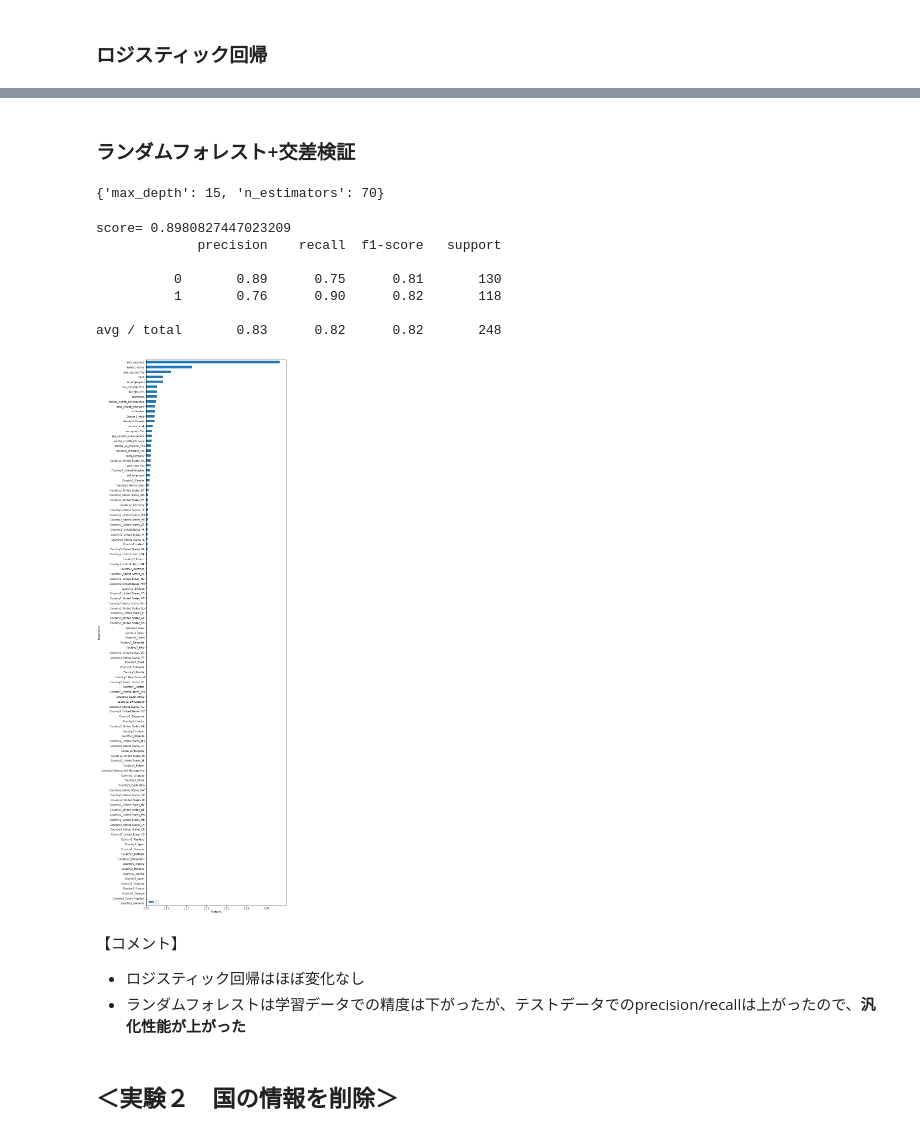
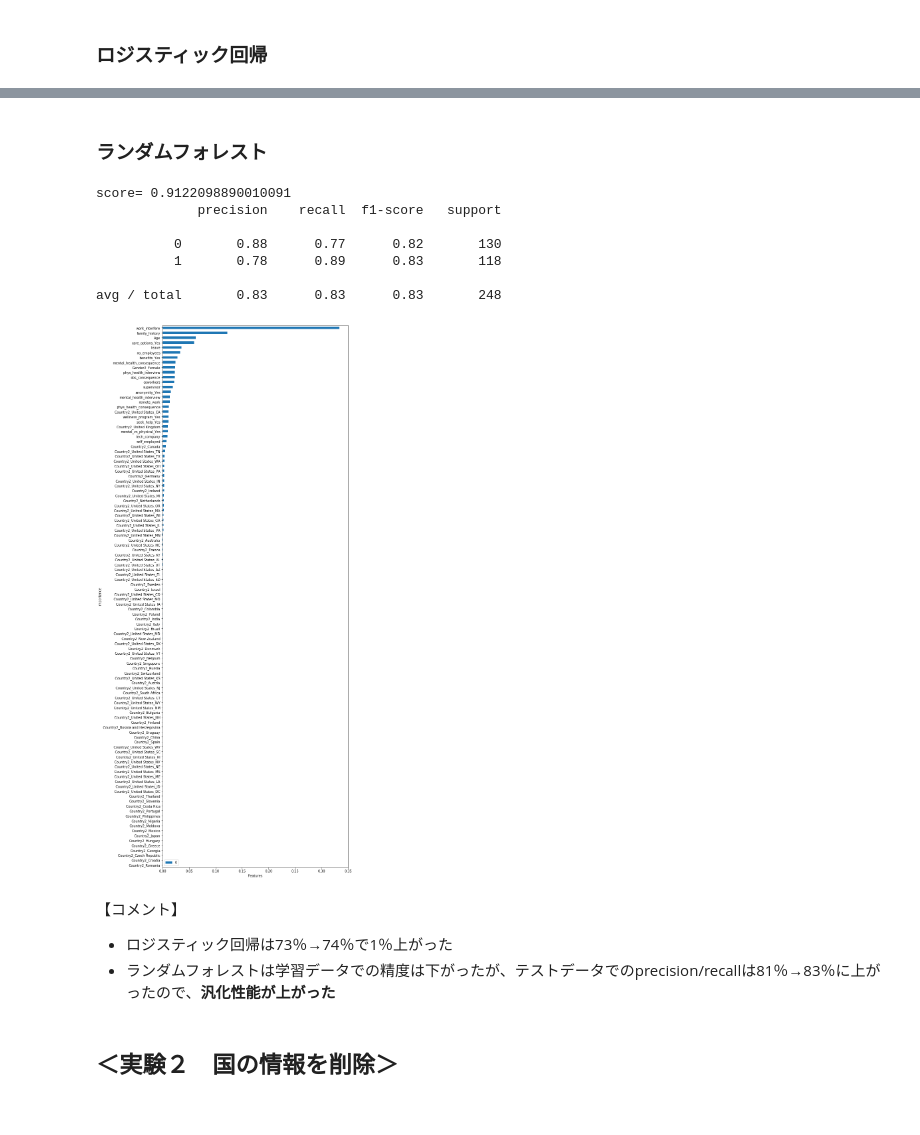
Before and after one commit to SawaHirai/mlTask, a Jupyter notebook: day3/Day3_work_SawaHirai.ipynb, the cells around one changed output, grey strips where cells are left out. Cells and saved outputs as stored; diff of their text form; code cells hidden in the pictures.

```diff
--- a/day3/Day3_work_SawaHirai.ipynb
+++ b/day3/Day3_work_SawaHirai.ipynb
@@ -380,36 +383,38 @@ Name: Country2, dtype: object
 * No、Maybe、Yesの順番で序列をつける
 # %%
 # treatを０、１に変換
-en_data = pd.DataFrame(data=mh_data2["treatment"].replace("Yes", 1).replace("No", 0))
+en_data = pd.DataFrame(data=mh_data3["treatment"].replace("Yes", 1).replace("No", 0))
 
 # ラベルを分ける  temp1:ダミー変数に変換 temp2:Yesを１、Noを０に変換
 temp1 = ['Gender2', 'Country2', 'benefits', 'care_options',  'wellness_program', 'seek_help', 'anonymity',"mental_vs_physical"]
 temp2 = ['self_employed', 'family_history', 'remote_work', 'tech_company', 'obs_consequence']
 temp3 = ['mental_health_consequence', 'phys_health_consequence', 'mental_health_interview', 'phys_health_interview']
 
-for label in mh_data2.columns:
+for label in mh_data3.columns:
     if label == "work_interfere":
-        en_data = pd.concat([en_data, pd.DataFrame(data=mh_data2[label].replace("Often", 4).replace("Sometimes", 3)
+        en_data = pd.concat([en_data, pd.DataFrame(data=mh_data3[label].replace("Often", 4).replace("Sometimes", 3)
                                                    .replace("UnKnown", 2).replace("Rarely", 1).replace("Never", 0))], axis=1)
     elif label == "no_employees":
-        en_data = pd.concat([en_data, pd.DataFrame(data=mh_data2[label].replace("More than 1000", 5).replace("500-1000", 4)
+        en_data = pd.concat([en_data, pd.DataFrame(data=mh_data3[label].replace("More than 1000", 5).replace("500-1000", 4)
                                                    .replace("100-500", 3).replace("26-100", 2)
                                                    .replace("6-25", 1).replace("1-5", 0))], axis=1)
     elif label == "leave":
-        en_data = pd.concat([en_data, pd.DataFrame(data=mh_data2[label].replace("Very easy", 4).replace("Somewhat easy", 3).
+        en_data = pd.concat([en_data, pd.DataFrame(data=mh_data3[label].replace("Very easy", 4).replace("Somewhat easy", 3).
                                                    replace("Don't know", 2).replace("Somewhat difficult", 1).
                                                    replace("Very difficult", 0))], axis=1)
     elif label == "coworkers":
-        en_data = pd.concat([en_data, pd.DataFrame(data=mh_data2[label].replace("Yes", 2).replace("Some of them", 1).replace("No", 0))], axis=1)
+        en_data = pd.concat([en_data, pd.DataFrame(data=mh_data3[label].replace("Yes", 2).replace("Some of them", 1).replace("No", 0))], axis=1)
     elif label == "supervisor":
-        en_data = pd.concat([en_data, pd.DataFrame(data=mh_data2[label].replace("Yes", 2).replace("Some of them", 1).replace("No", 0))], axis=1)
+        en_data = pd.concat([en_data, pd.DataFrame(data=mh_data3[label].replace("Yes", 2).replace("Some of them", 1).replace("No", 0))], axis=1)
+    elif label == "Age":
+        en_data = pd.concat([en_data, mh_data3["Age"]], axis=1)
     elif label in temp1:
-        dummy = pd.get_dummies(mh_data2[label], prefix=label)
+        dummy = pd.get_dummies(mh_data3[label], prefix=label)
         en_data = pd.concat([en_data, dummy], axis=1)
     elif label in temp2:
-        en_data = pd.concat([en_data, pd.DataFrame(data=mh_data2[label].replace("Yes", 1).replace("No", 0))], axis=1)
+        en_data = pd.concat([en_data, pd.DataFrame(data=mh_data3[label].replace("Yes", 1).replace("No", 0))], axis=1)
     elif label in temp3:
-        en_data = pd.concat([en_data, pd.DataFrame(data=mh_data2[label].replace("Yes", 2).replace("Maybe", 1).replace("No", 0))], axis=1)
+        en_data = pd.concat([en_data, pd.DataFrame(data=mh_data3[label].replace("Yes", 2).replace("Maybe", 1).replace("No", 0))], axis=1)
 
 display(en_data.columns)
 display(en_data.head())
@@ -602,15 +607,15 @@ avg / total       0.80      0.79      0.79       248
 # %%
-en_data2 = en_data
+en_data2 = en_data.copy()
 
 for label in en_data2.columns:
-#    if "_Yes" in label:
-#        en_data2 = en_data2.drop([label], axis=1)
     if "_No" in label:
         en_data2 = en_data2.drop([label], axis=1)
     if "_Don't know" in label:
         en_data2 = en_data2.drop([label], axis=1)
-#    if "_Not sure" in label:
-#        en_data2 = en_data2.drop([label], axis=1)
+    if "Gender2_Male" in label:
+        en_data2 = en_data2.drop([label], axis=1)
+    if "Gender2_Other" in label:
+        en_data2 = en_data2.drop([label], axis=1)
 
 en_data2.columns
 # %% [output]
@@ -655,48 +660,40 @@ avg / total       0.74      0.74      0.74       248
 # %% [markdown]
-### ランダムフォレスト+交差検証
+### ランダムフォレスト
 # %%
 from sklearn.ensemble import RandomForestClassifier
 from sklearn.model_selection import train_test_split, GridSearchCV
 
 y = en_data2["treatment"].values
 x = en_data2.drop(["treatment"],axis=1)
 x_train, x_test, y_train, y_test = train_test_split(x, y, test_size=0.2, random_state=6)
 
-param_grid = {'n_estimators':[50, 60, 70, 80, 90, 100], 'max_depth':[15, 20, 25, 30]}
-cv = GridSearchCV(RandomForestClassifier(),param_grid=param_grid,cv=5)
-cv.fit(x_train, y_train)
-display(cv.best_params_)
-
-cv.best_params_["n_estimators"]
-
-clf = RandomForestClassifier(n_estimators=cv.best_params_["n_estimators"], max_depth=cv.best_params_["max_depth"], criterion="gini",
+clf = RandomForestClassifier(n_estimators=100, max_depth=15, criterion="gini",
                                                  min_samples_leaf=2, min_samples_split=2, random_state=256)
 clf.fit(x_train, y_train)
 print("score=", clf.score(x_train, y_train))
 y_pred = clf.predict(x_test)
 print(classification_report(y_test, y_pred))
 
 # 説明変数の重要度を出力
 # print(clf.feature_importances_)
 plot_data = pd.DataFrame(clf.feature_importances_, index=en_data2.columns.drop("treatment")).sort_values(by=0)
-plot_data.plot.barh(figsize=(10,40))
+plot_data.plot.barh(figsize=(10,30))
 plt.ylabel("Importance")
 plt.xlabel("Features")
 plt.show()
 # %% [output]
-{'max_depth': 15, 'n_estimators': 70}
+score= 0.9122098890010091
+             precision    recall  f1-score   support
+
+          0       0.88      0.77      0.82       130
+          1       0.78      0.89      0.83       118
+
+avg / total       0.83      0.83      0.83       248
-score= 0.8980827447023209
-             precision    recall  f1-score   support
-
-          0       0.89      0.75      0.81       130
-          1       0.76      0.90      0.82       118
-
-avg / total       0.83      0.82      0.82       248
-[figure, old version]
+[figure, new version]
 # %% [markdown]
 【コメント】
-* ロジスティック回帰はほぼ変化なし
-* ランダムフォレストは学習データでの精度は下がったが、テストデータでのprecision/recallは上がったので、__汎化性能が上がった__
+* ロジスティック回帰は73％→74％で1％上がった
+* ランダムフォレストは学習データでの精度は下がったが、テストデータでのprecision/recallは81％→83％に上がったので、__汎化性能が上がった__
 # %% [markdown]
 ## ＜実験２　国の情報を削除＞
 # %%
```
Also changed, not shown: parts of 36 cells of this notebook.
